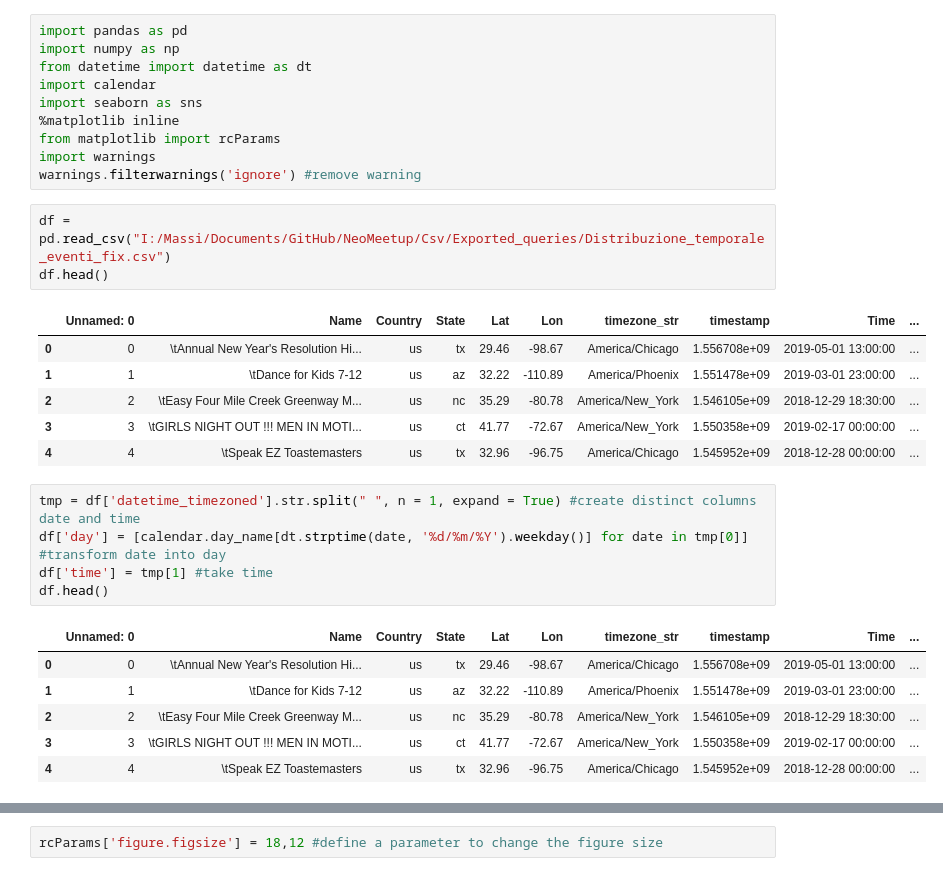
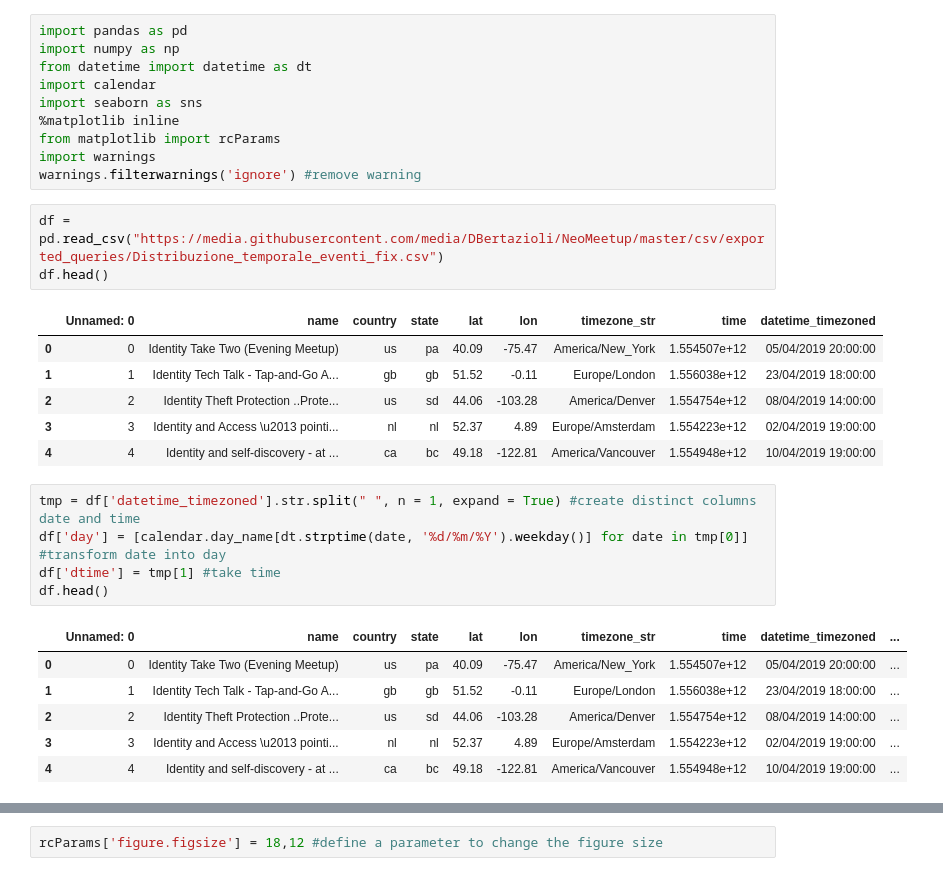
Before and after one commit to maxi93/NeoMeetup, a Jupyter notebook: Visualizations/Heatmap_event_weekdays.ipynb, the cells around one changed output, grey strips where cells are left out. Saved outputs shown, nothing was run; the diff lists cells and outputs as text.

```diff
--- a/Visualizations/Heatmap_event_weekdays.ipynb
+++ b/Visualizations/Heatmap_event_weekdays.ipynb
@@ -9,25 +9,25 @@ from matplotlib import rcParams
 import warnings
 warnings.filterwarnings('ignore') #remove warning
 # %%
-df = pd.read_csv("I:/Massi/Documents/GitHub/NeoMeetup/Csv/Exported_queries/Distribuzione_temporale_eventi_fix.csv")
+df = pd.read_csv("https://media.githubusercontent.com/media/DBertazioli/NeoMeetup/master/csv/exported_queries/Distribuzione_temporale_eventi_fix.csv")
 df.head()
 # %% [output]
-|  | Unnamed: 0 | Name | Country | State | Lat | Lon | timezone_str | timestamp | Time | ... |
-| 0 | 0 | \tAnnual New Year's Resolution Hi... | us | tx | 29.46 | -98.67 | America/Chicago | 1.556708e+09 | 2019-05-01 13:00:00 | ... |
-| 1 | 1 | \tDance for Kids 7-12 | us | az | 32.22 | -110.89 | America/Phoenix | 1.551478e+09 | 2019-03-01 23:00:00 | ... |
-| 2 | 2 | \tEasy Four Mile Creek Greenway M... | us | nc | 35.29 | -80.78 | America/New_York | 1.546105e+09 | 2018-12-29 18:30:00 | ... |
-| 3 | 3 | \tGIRLS NIGHT OUT !!! MEN IN MOTI... | us | ct | 41.77 | -72.67 | America/New_York | 1.550358e+09 | 2019-02-17 00:00:00 | ... |
-| 4 | 4 | \tSpeak EZ Toastemasters | us | tx | 32.96 | -96.75 | America/Chicago | 1.545952e+09 | 2018-12-28 00:00:00 | ... |
+|  | Unnamed: 0 | name | country | state | lat | lon | timezone_str | time | datetime_timezoned |
+| 0 | 0 | Identity Take Two (Evening Meetup) | us | pa | 40.09 | -75.47 | America/New_York | 1.554507e+12 | 05/04/2019 20:00:00 |
+| 1 | 1 | Identity Tech Talk - Tap-and-Go A... | gb | gb | 51.52 | -0.11 | Europe/London | 1.556038e+12 | 23/04/2019 18:00:00 |
+| 2 | 2 | Identity Theft Protection ..Prote... | us | sd | 44.06 | -103.28 | America/Denver | 1.554754e+12 | 08/04/2019 14:00:00 |
+| 3 | 3 | Identity and Access \u2013 pointi... | nl | nl | 52.37 | 4.89 | Europe/Amsterdam | 1.554223e+12 | 02/04/2019 19:00:00 |
+| 4 | 4 | Identity and self-discovery - at ... | ca | bc | 49.18 | -122.81 | America/Vancouver | 1.554948e+12 | 10/04/2019 19:00:00 |
 # %%
 tmp = df['datetime_timezoned'].str.split(" ", n = 1, expand = True) #create distinct columns date and time
 df['day'] = [calendar.day_name[dt.strptime(date, '%d/%m/%Y').weekday()] for date in tmp[0]] #transform date into day
-df['time'] = tmp[1] #take time
+df['dtime'] = tmp[1] #take time
 df.head()
 # %% [output]
-|  | Unnamed: 0 | Name | Country | State | Lat | Lon | timezone_str | timestamp | Time | ... |
-| 0 | 0 | \tAnnual New Year's Resolution Hi... | us | tx | 29.46 | -98.67 | America/Chicago | 1.556708e+09 | 2019-05-01 13:00:00 | ... |
-| 1 | 1 | \tDance for Kids 7-12 | us | az | 32.22 | -110.89 | America/Phoenix | 1.551478e+09 | 2019-03-01 23:00:00 | ... |
-| 2 | 2 | \tEasy Four Mile Creek Greenway M... | us | nc | 35.29 | -80.78 | America/New_York | 1.546105e+09 | 2018-12-29 18:30:00 | ... |
-| 3 | 3 | \tGIRLS NIGHT OUT !!! MEN IN MOTI... | us | ct | 41.77 | -72.67 | America/New_York | 1.550358e+09 | 2019-02-17 00:00:00 | ... |
-| 4 | 4 | \tSpeak EZ Toastemasters | us | tx | 32.96 | -96.75 | America/Chicago | 1.545952e+09 | 2018-12-28 00:00:00 | ... |
+|  | Unnamed: 0 | name | country | state | lat | lon | timezone_str | time | datetime_timezoned | ... |
+| 0 | 0 | Identity Take Two (Evening Meetup) | us | pa | 40.09 | -75.47 | America/New_York | 1.554507e+12 | 05/04/2019 20:00:00 | ... |
+| 1 | 1 | Identity Tech Talk - Tap-and-Go A... | gb | gb | 51.52 | -0.11 | Europe/London | 1.556038e+12 | 23/04/2019 18:00:00 | ... |
+| 2 | 2 | Identity Theft Protection ..Prote... | us | sd | 44.06 | -103.28 | America/Denver | 1.554754e+12 | 08/04/2019 14:00:00 | ... |
+| 3 | 3 | Identity and Access \u2013 pointi... | nl | nl | 52.37 | 4.89 | Europe/Amsterdam | 1.554223e+12 | 02/04/2019 19:00:00 | ... |
+| 4 | 4 | Identity and self-discovery - at ... | ca | bc | 49.18 | -122.81 | America/Vancouver | 1.554948e+12 | 10/04/2019 19:00:00 | ... |
 # %%
```
Also changed, not shown: parts of 5 cells of this notebook, 1 other file.
